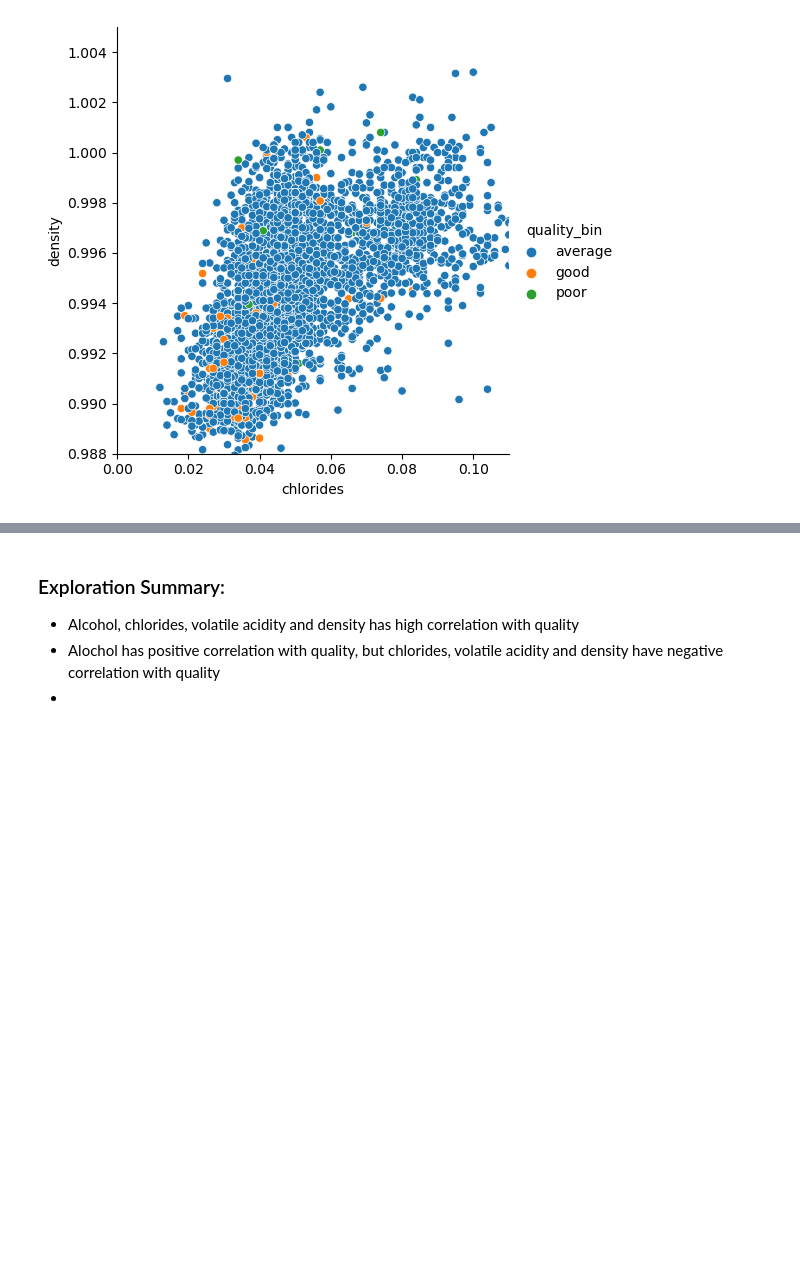
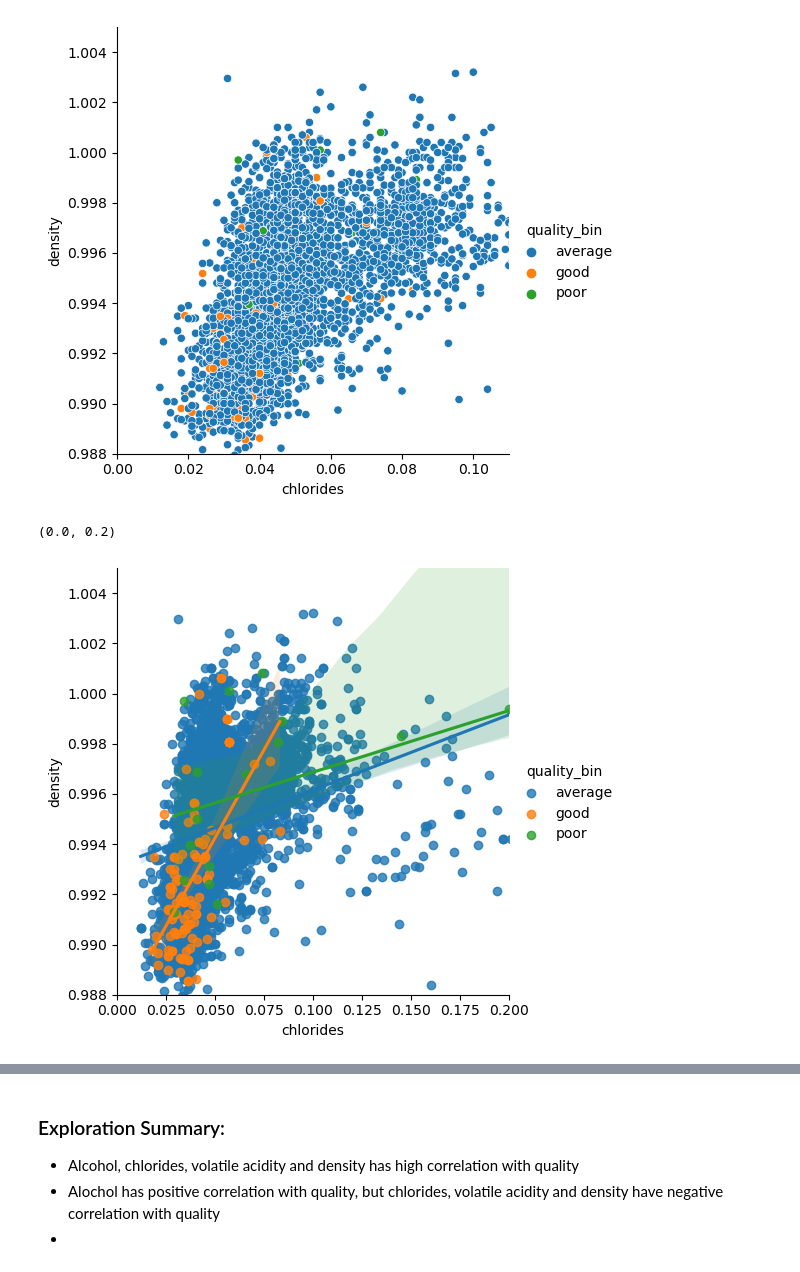
Before and after one commit to lets-wine-about-it/wine-research, a Jupyter notebook: explore_working_copy.ipynb, the cells around one changed output, grey strips where cells are left out. Cells and saved outputs as stored; diff of their text form; code cells hidden in the pictures; blank space fills up the shorter version.

```diff
--- a/explore_working_copy.ipynb
+++ b/explore_working_copy.ipynb
@@ -371,3 +280,10 @@ plt.xlim(0.0, .11)
 # %% [output]
 (0.0, 0.11)
 [figure]
+# %%
+sns.lmplot(data=train, x='chlorides', y='density', hue='quality_bin')
+plt.ylim(.988, 1.005)
+plt.xlim(0.0, .2)
+# %% [output]
+(0.0, 0.2)
+[figure, new version]
```
Also changed, not shown: parts of 53 cells of this notebook.
